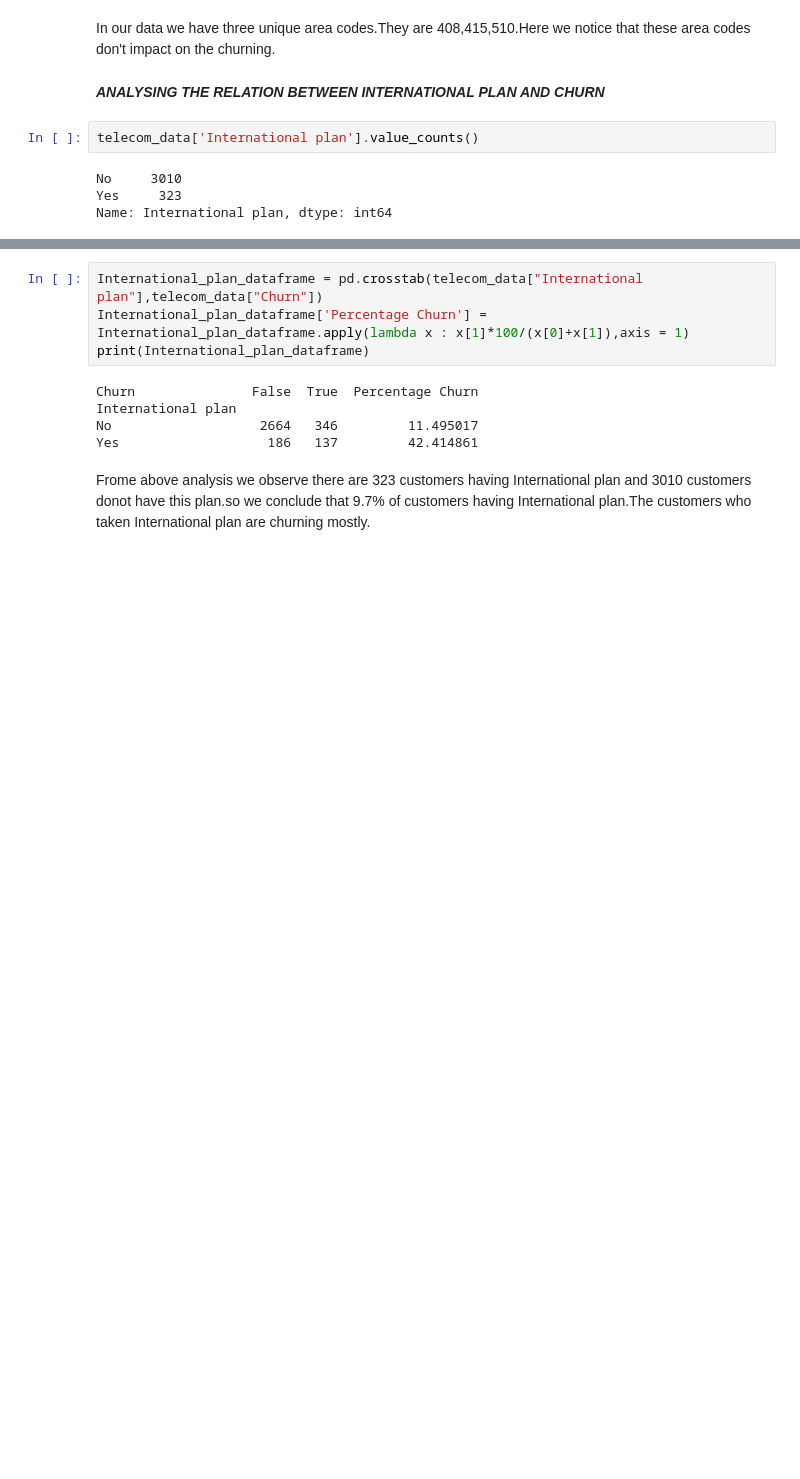
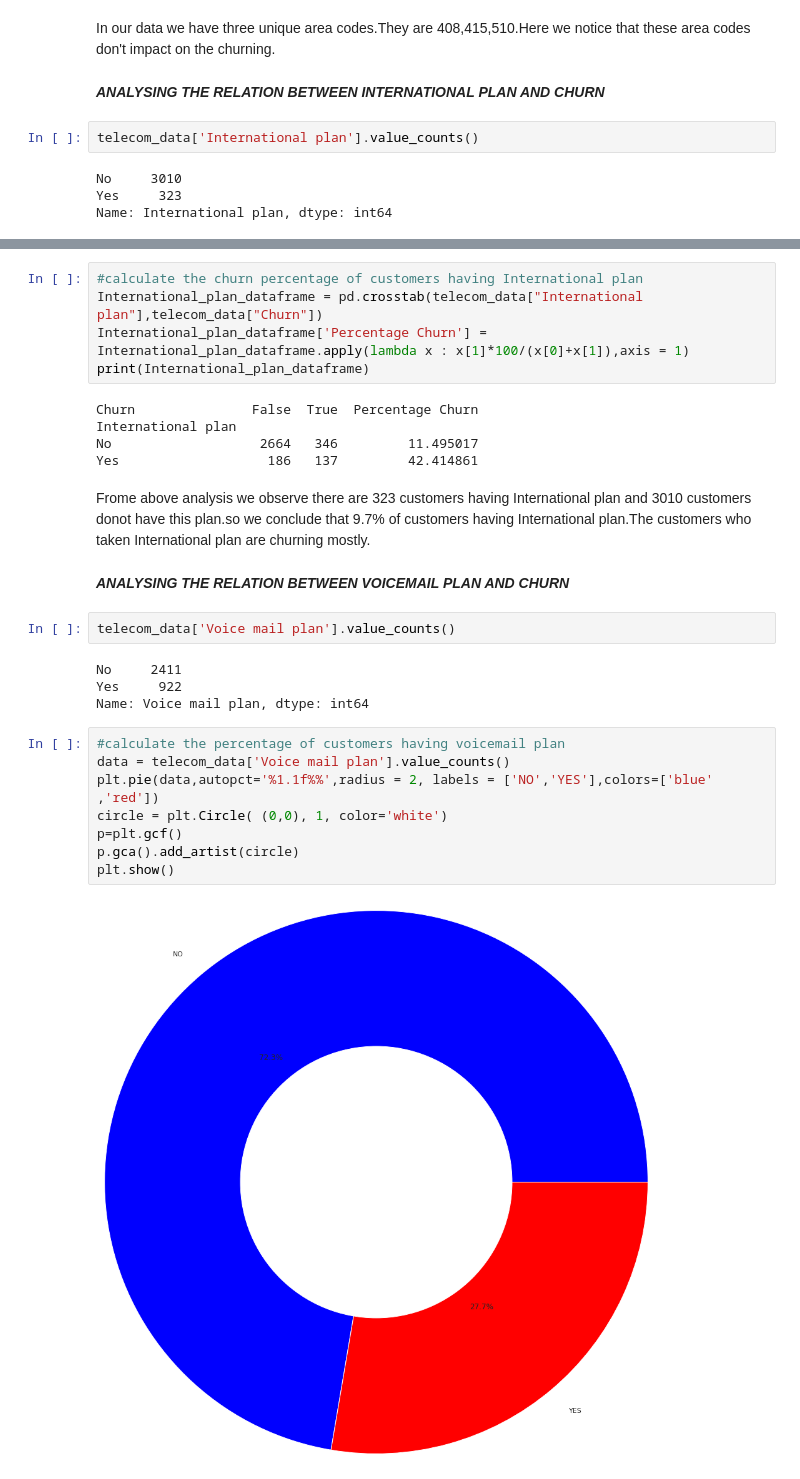
Before and after one commit to m123m12/Telecom-Churn-Analysis, a Jupyter notebook: Copy_of_Telecom_Churn_Analysis_Capstone_Project.ipynb, the cells around one changed output, grey strips where cells are left out. Drawn from its saved outputs; the diff is of its cells as text; blank space fills up the shorter version.

```diff
--- a/Copy_of_Telecom_Churn_Analysis_Capstone_Project.ipynb
+++ b/Copy_of_Telecom_Churn_Analysis_Capstone_Project.ipynb
@@ -356,4 +391,5 @@ sns.countplot(x='International plan',hue="Churn",data=telecom_data)
 # %%
+#calculate the churn percentage of customers having International plan
 International_plan_dataframe = pd.crosstab(telecom_data["International plan"],telecom_data["Churn"])
 International_plan_dataframe['Percentage Churn'] = International_plan_dataframe.apply(lambda x : x[1]*100/(x[0]+x[1]),axis = 1)
 print(International_plan_dataframe)
@@ -364,3 +400,21 @@ No                   2664   346         11.495017
 Yes                   186   137         42.414861
 # %% [markdown]
 Frome above analysis we observe there are 323 customers having International plan and 3010 customers donot have this plan.so we conclude that 9.7% of customers having International plan.The customers who taken International plan are churning mostly.
+# %% [markdown]
+***ANALYSING THE RELATION BETWEEN VOICEMAIL PLAN AND CHURN***
+# %%
+telecom_data['Voice mail plan'].value_counts()
+# %% [output]
+No     2411
+Yes     922
+Name: Voice mail plan, dtype: int64
+# %%
+#calculate the percentage of customers having voicemail plan
+data = telecom_data['Voice mail plan'].value_counts()
+plt.pie(data,autopct='%1.1f%%',radius = 2, labels = ['NO','YES'],colors=['blue' ,'red'])
+circle = plt.Circle( (0,0), 1, color='white')
+p=plt.gcf()
+p.gca().add_artist(circle)
+plt.show()
+# %% [output]
+[figure, added]
```
Also changed, not shown: parts of 25 cells of this notebook.
